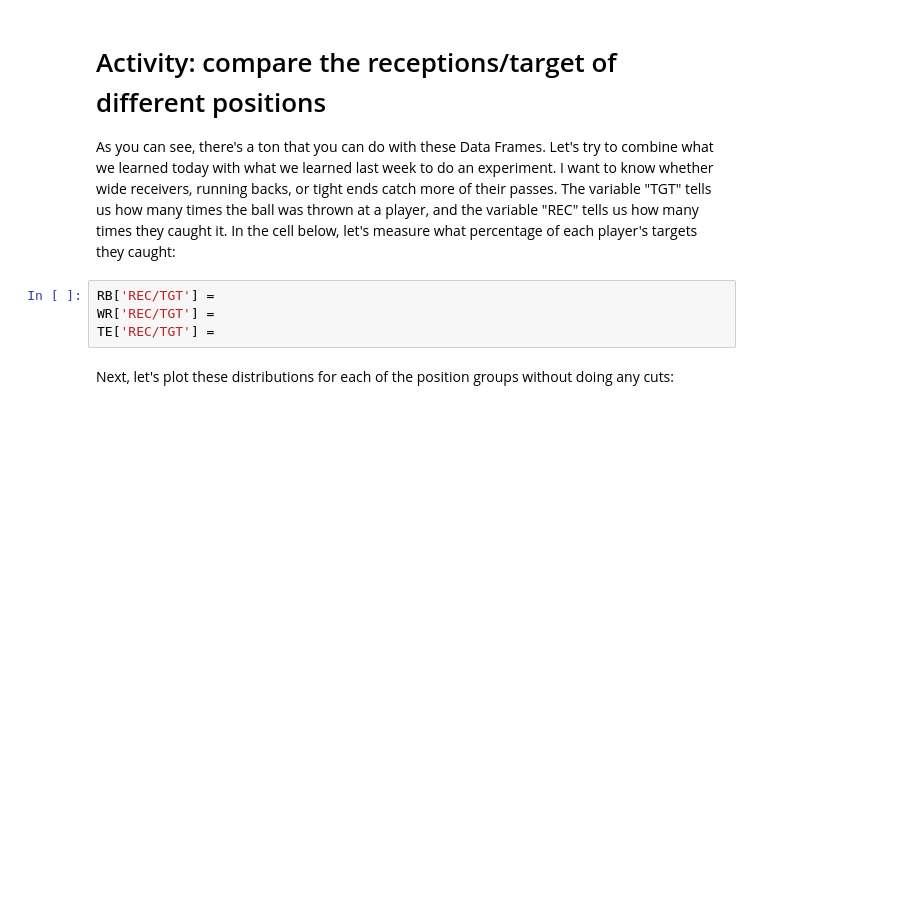
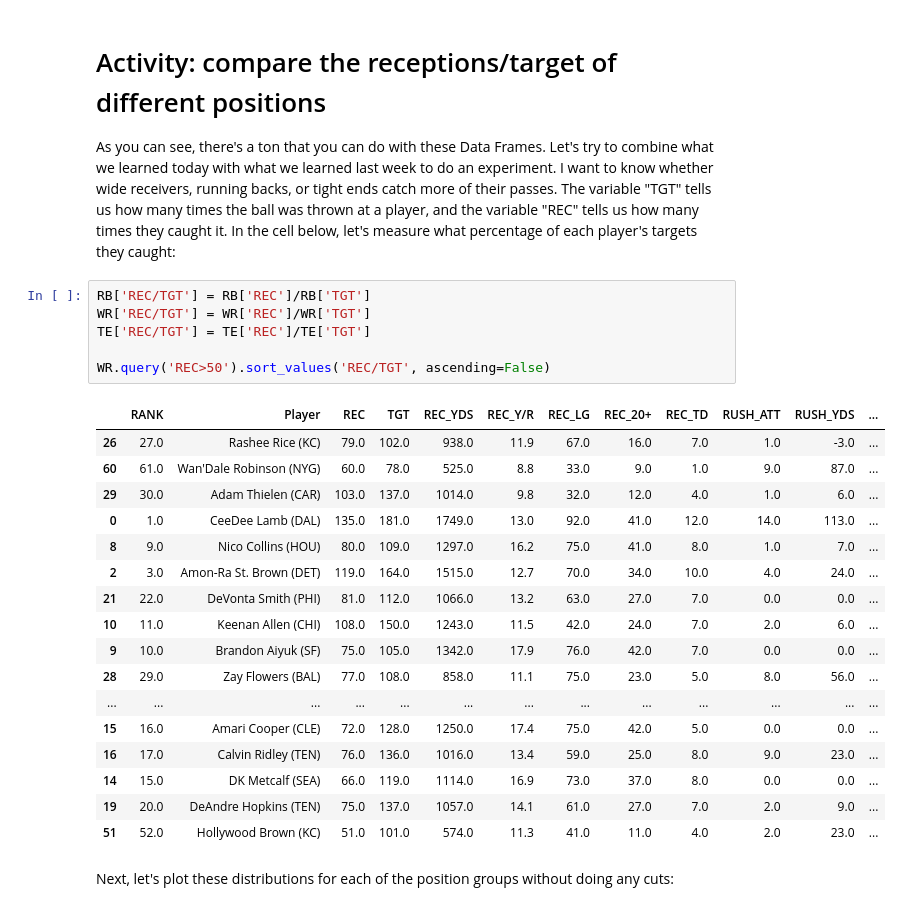
Before and after one commit to walipalmer/CFR-2024, a Jupyter notebook: module_stats/statistics2.ipynb, the cells around one changed output. Cells and saved outputs as stored; diff of their text form; blank space fills up the shorter version.

```diff
--- a/module_stats/statistics2.ipynb
+++ b/module_stats/statistics2.ipynb
@@ -353,9 +394,29 @@ RB[columns].query('G>10').sort_values('TOT_YDS/G', ascending=False)[:10]
 
 As you can see, there's a ton that you can do with these Data Frames. Let's try to combine what we learned today with what we learned last week to do an experiment. I want to know whether wide receivers, running backs, or tight ends catch more of their passes. The variable "TGT" tells us how many times the ball was thrown at a player, and the variable "REC" tells us how many times they caught it. In the cell below, let's measure what percentage of each player's targets they caught:
 # %%
-RB['REC/TGT'] =
-WR['REC/TGT'] =
-TE['REC/TGT'] =
+RB['REC/TGT'] = RB['REC']/RB['TGT']
+WR['REC/TGT'] = WR['REC']/WR['TGT']
+TE['REC/TGT'] = TE['REC']/TE['TGT']
+
+WR.query('REC>50').sort_values('REC/TGT', ascending=False)
+# %% [output]
+|  | RANK | Player | REC | TGT | REC_YDS | REC_Y/R | REC_LG | REC_20+ | REC_TD | RUSH_ATT | RUSH_YDS | ... |
+| 26 | 27.0 | Rashee Rice (KC) | 79.0 | 102.0 | 938.0 | 11.9 | 67.0 | 16.0 | 7.0 | 1.0 | -3.0 | ... |
+| 60 | 61.0 | Wan'Dale Robinson (NYG) | 60.0 | 78.0 | 525.0 | 8.8 | 33.0 | 9.0 | 1.0 | 9.0 | 87.0 | ... |
+| 29 | 30.0 | Adam Thielen (CAR) | 103.0 | 137.0 | 1014.0 | 9.8 | 32.0 | 12.0 | 4.0 | 1.0 | 6.0 | ... |
+| 0 | 1.0 | CeeDee Lamb (DAL) | 135.0 | 181.0 | 1749.0 | 13.0 | 92.0 | 41.0 | 12.0 | 14.0 | 113.0 | ... |
+| 8 | 9.0 | Nico Collins (HOU) | 80.0 | 109.0 | 1297.0 | 16.2 | 75.0 | 41.0 | 8.0 | 1.0 | 7.0 | ... |
+| 2 | 3.0 | Amon-Ra St. Brown (DET) | 119.0 | 164.0 | 1515.0 | 12.7 | 70.0 | 34.0 | 10.0 | 4.0 | 24.0 | ... |
+| 21 | 22.0 | DeVonta Smith (PHI) | 81.0 | 112.0 | 1066.0 | 13.2 | 63.0 | 27.0 | 7.0 | 0.0 | 0.0 | ... |
+| 10 | 11.0 | Keenan Allen (CHI) | 108.0 | 150.0 | 1243.0 | 11.5 | 42.0 | 24.0 | 7.0 | 2.0 | 6.0 | ... |
+| 9 | 10.0 | Brandon Aiyuk (SF) | 75.0 | 105.0 | 1342.0 | 17.9 | 76.0 | 42.0 | 7.0 | 0.0 | 0.0 | ... |
+| 28 | 29.0 | Zay Flowers (BAL) | 77.0 | 108.0 | 858.0 | 11.1 | 75.0 | 23.0 | 5.0 | 8.0 | 56.0 | ... |
+| ... | ... | ... | ... | ... | ... | ... | ... | ... | ... | ... | ... | ... |
+| 15 | 16.0 | Amari Cooper (CLE) | 72.0 | 128.0 | 1250.0 | 17.4 | 75.0 | 42.0 | 5.0 | 0.0 | 0.0 | ... |
+| 16 | 17.0 | Calvin Ridley (TEN) | 76.0 | 136.0 | 1016.0 | 13.4 | 59.0 | 25.0 | 8.0 | 9.0 | 23.0 | ... |
+| 14 | 15.0 | DK Metcalf (SEA) | 66.0 | 119.0 | 1114.0 | 16.9 | 73.0 | 37.0 | 8.0 | 0.0 | 0.0 | ... |
+| 19 | 20.0 | DeAndre Hopkins (TEN) | 75.0 | 137.0 | 1057.0 | 14.1 | 61.0 | 27.0 | 7.0 | 2.0 | 9.0 | ... |
+| 51 | 52.0 | Hollywood Brown (KC) | 51.0 | 101.0 | 574.0 | 11.3 | 41.0 | 11.0 | 4.0 | 2.0 | 23.0 | ... |
 # %% [markdown]
 Next, let's plot these distributions for each of the position groups without doing any cuts:
 # %%
```
Also changed, not shown: parts of 6 cells of this notebook, 3 other files.
